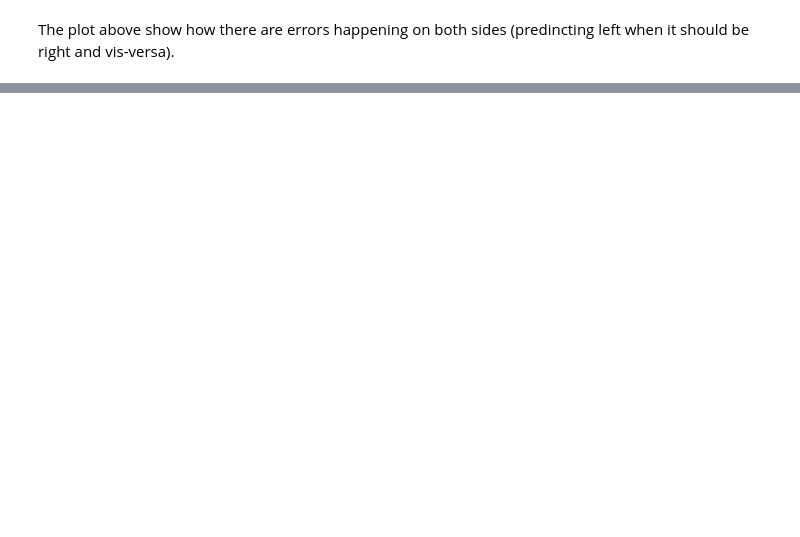
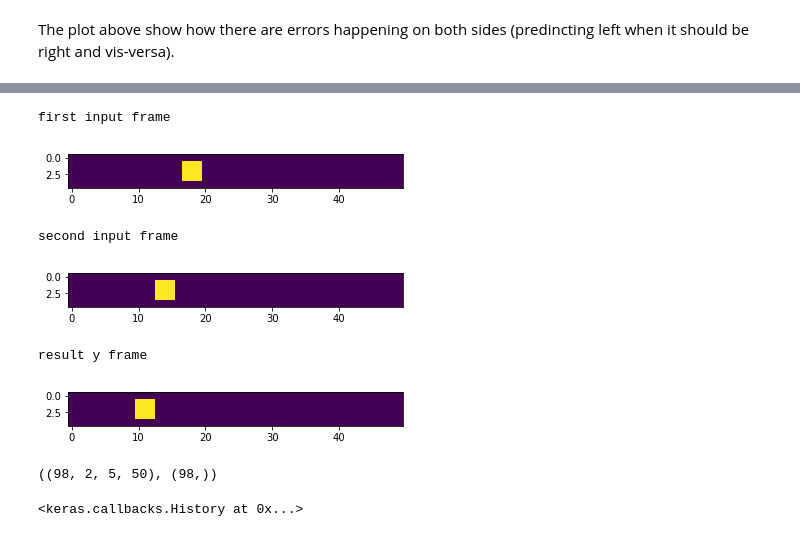
Before and after one commit to ZackAkil/understanding-recurrent-convolutional-neural-networks, a Jupyter notebook: Testing CNN vs RCNN using synthetic data.ipynb, the cells around one changed output, grey strips where cells are left out. Saved outputs shown, nothing was run; the diff lists cells and outputs as text; code cells hidden in the pictures; blank space fills up the shorter version.

```diff
--- a/Testing CNN vs RCNN using synthetic data.ipynb
+++ b/Testing CNN vs RCNN using synthetic data.ipynb
@@ -126,0 +166,26 @@ real next frame
+# %%
+# look a input out for sanity
+
+i = 18
+print('first input frame')
+plt.imshow(chron_X[i,0,:,:])
+plt.show()
+
+print('second input frame')
+plt.imshow(chron_X[i,1,:,:])
+plt.show()
+
+print('result y frame')
+plt.imshow(box_gen.get_array_with_box_at_pos(chron_y[i]))
+plt.show()
+# %% [output]
+first input frame
+[figure, added]
+second input frame
+[figure, added]
+result y frame
+[figure, added]
+# %%
+chron_x.shape, chron_y.shape
+# %% [output]
+((98, 2, 5, 50), (98,))
@@ -126,0 +214,8 @@ real next frame
+# %%
+chron_model.fit(add_1(chron_X_train), chron_y_train,
+          batch_size=10,
+          epochs=100,
+          verbose=0,
+          validation_data=(add_1(chron_X_test), add_1(chron_y_test)))
+# %% [output]
+<keras.callbacks.History at 0x...>
```
Also changed, not shown: parts of 18 cells of this notebook.
